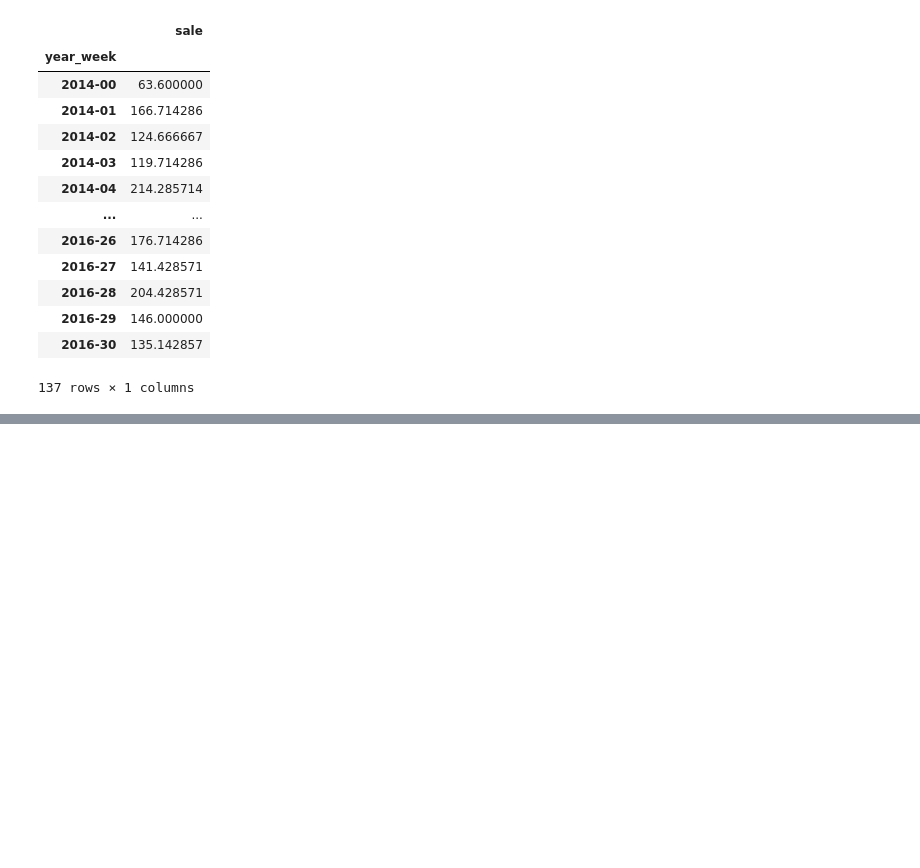
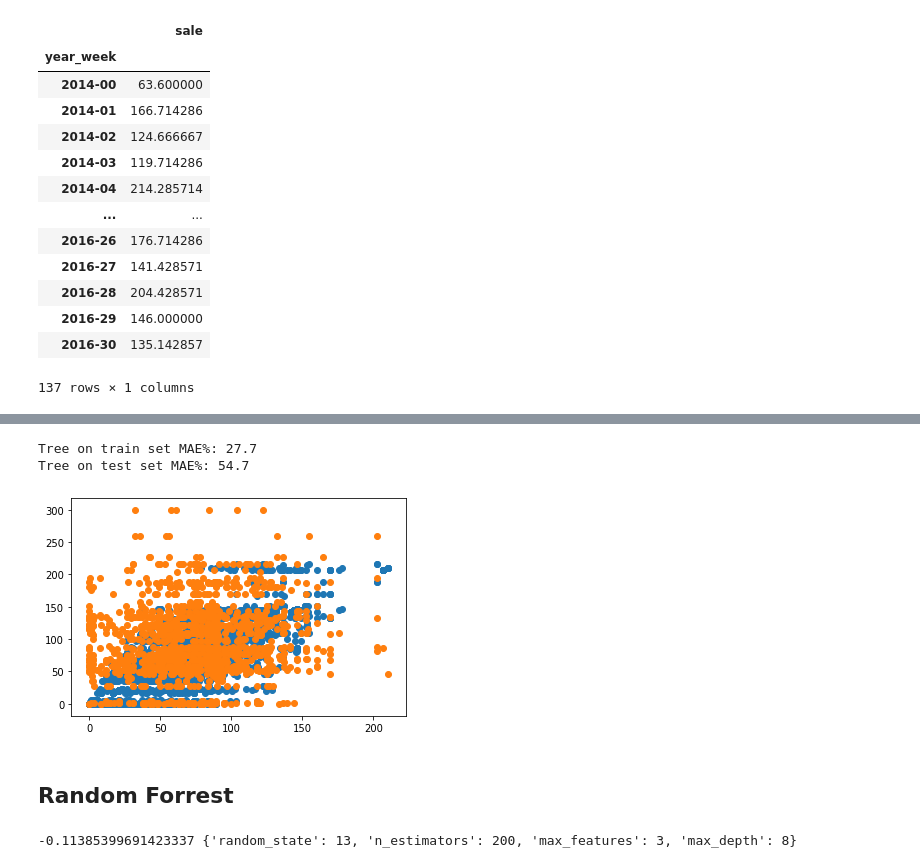
Before and after one commit to sooryasuresh-star/Supply-Chain, a Jupyter notebook: SupplyChain_Final_Group5.ipynb, the cells around one changed output, grey strips where cells are left out. Saved outputs shown, nothing was run; the diff lists cells and outputs as text; code cells hidden in the pictures; blank space fills up the shorter version.

```diff
--- a/SupplyChain_Final_Group5.ipynb
+++ b/SupplyChain_Final_Group5.ipynb
@@ -543,0 +1162,19 @@ ValueError: Columns must be same length as key
+# %%
+# Find Best Max Depth
+
+# Loop through a few different max depths and check the performance
+# Try different max depths. We want to optimize our ML models to make the best predictions possible.
+# For regular decision trees, max_depth, which is a hyperparameter, limits the number of splits in a tree.
+# You can find the best value of max_depth based on the R-squared score of the model on the test set.
+
+for d in [2, 3,4, 5,7,8,10]:
+    # Create the tree and fit it
+    decision_tree_avocado = DecisionTreeRegressor(max_depth=d)
+    decision_tree_avocado.fit(train_feature, train_target)
+
+    # Print out the scores on train and test
+    print('max_depth=', str(d))
+    print(decision_tree_avocado.score(train_feature, train_target))
+    print(decision_tree_avocado.score(test_feature, test_target), '\n')  # You want the test score to be positive
+
+# R-square for train and test scores are below.
@@ -543,0 +1199,55 @@ ValueError: Columns must be same length as key
+# %%
+# Plot predicted against actual values
+
+from matplotlib import pyplot as plt
+
+# Use the best max_depth
+decision_tree_avocado = DecisionTreeRegressor(max_depth=5) # Fill in best max depth score here
+decision_tree_avocado.fit(train_feature, train_target)
+
+# Predict values for train and test
+train_prediction = decision_tree_avocado.predict(train_feature)
+
+MAE_train=np.mean(abs(train_target-train_prediction))/np.mean(train_target)
+print("Tree on train set MAE%:", round(MAE_train*100,1))
+
+
+test_prediction = decision_tree_avocado.predict(test_feature)
+
+MAE_test=np.mean(abs(test_target-test_prediction))/np.mean(test_target)
+print("Tree on test set MAE%:", round(MAE_test*100,1))
+
+# Scatter the predictions vs actual values, orange is predicted
+plt.scatter(train_prediction, train_target, label='train')  # blue
+plt.scatter(test_prediction, test_target, label='test')
+plt.show()
+# %% [output]
+Tree on train set MAE%: 27.7
+Tree on test set MAE%: 54.7
+[figure, added]
+# %% [markdown]
+## Random Forrest
+# %%
+from sklearn.model_selection import ParameterGrid
+import numpy as np
+
+# Create a dictionary of hyperparameters to search
+# n_estimators is the number of trees in the forest. The larger the better, but also takes longer it will take to compute.
+# Run grid search
+#grid = {'n_estimators': [200], 'max_depth': [2, 3, 4, 5, 6, 7, 8, 9, 10], 'max_features': [2, 3, 4, 5, 6, 7, 8, 9, 10, 11, 12], 'random_state': [13]}
+grid = {'n_estimators': [200], 'max_depth': [8], 'max_features': [3], 'random_state': [13]}
+test_scores = []
+
+# Loop through the parameter grid, set the hyperparameters, and save the scores
+for g in ParameterGrid(grid):
+    rfr.set_params(**g)  # ** is "unpacking" the dictionary
+    rfr.fit(train_feature, train_target)
+    test_scores.append(rfr.score(test_feature, test_target))
+
+# Find best hyperparameters from the test score and print
+best_idx = np.argmax(test_scores)
+print(test_scores[best_idx], ParameterGrid(grid)[best_idx])
+
+# The best test score
+# %% [output]
+-0.11385399691423337 {'random_state': 13, 'n_estimators': 200, 'max_features': 3, 'max_depth': 8}
```
Also changed, not shown: parts of 132 cells of this notebook.
